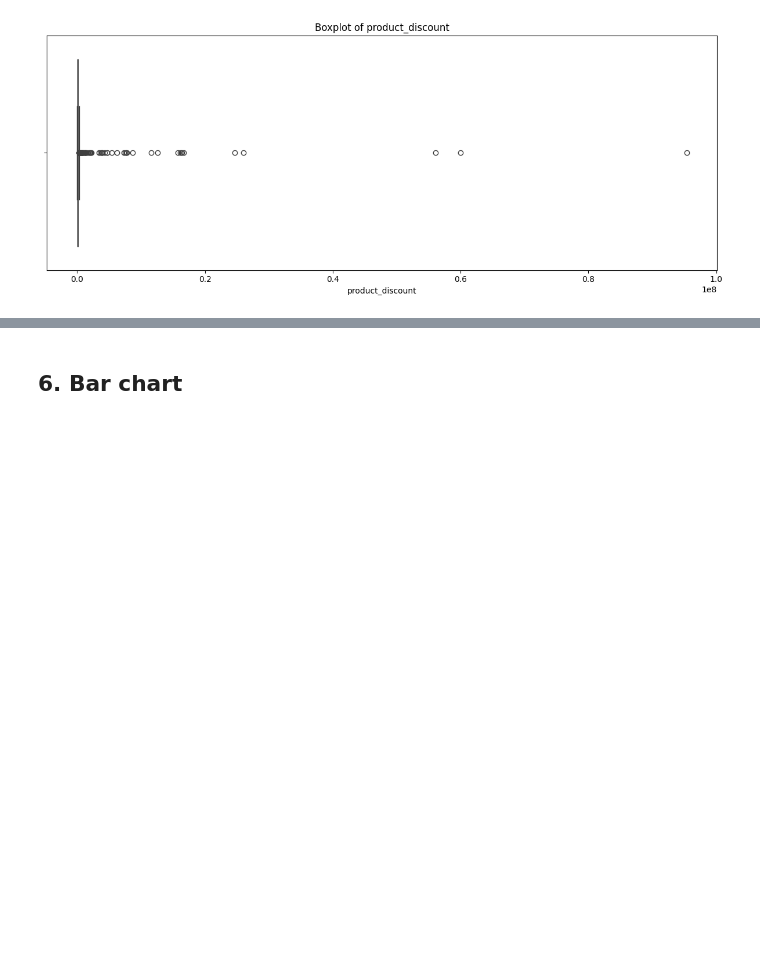
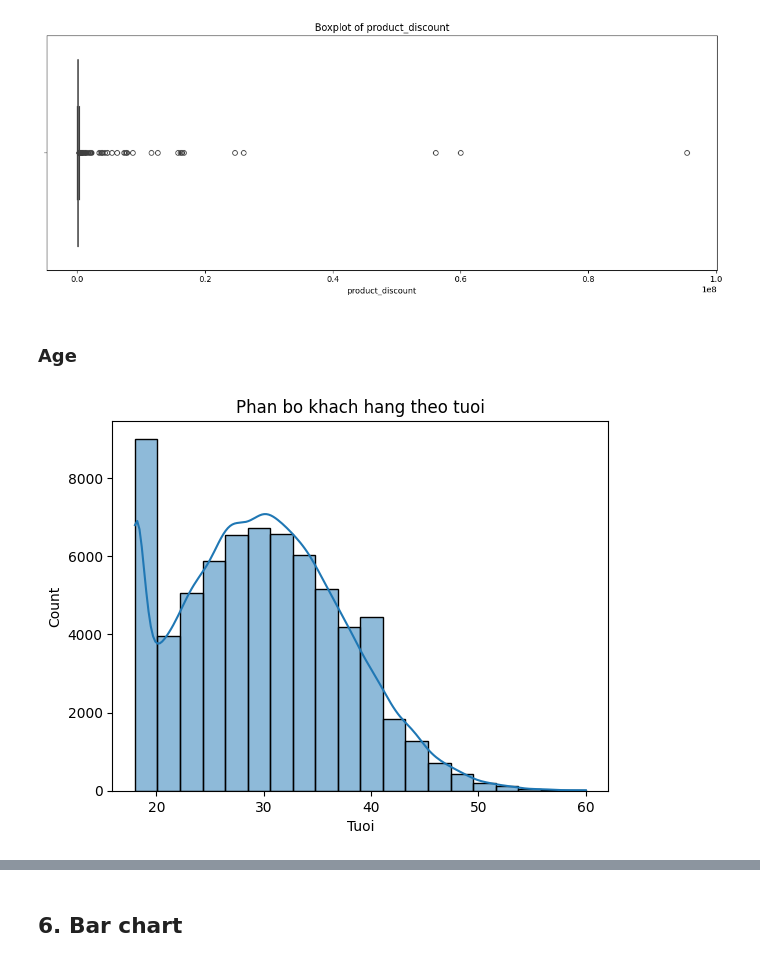
Before and after one commit to phupham14/vnshop, a Jupyter notebook: eda.ipynb, the cells around one changed output, grey strips where cells are left out. Drawn from its saved outputs; the diff is of its cells as text; code cells hidden in the pictures; blank space fills up the shorter version.

Commit message:
Update some bar chart

```diff
--- a/eda.ipynb
+++ b/eda.ipynb
@@ -337,3 +363,16 @@ for col in numeric_cols:
 # %% [output]
 [figure]
 [figure]
+# %% [markdown]
+### Age
+# %%
+# biểu đồ phân bố khách hàng theo tuổi
+import matplotlib.pyplot as plt
+import seaborn as sns
+customer_df = pd.read_csv('export_csv/customer.csv')
+sns.histplot(customer_df['age'], bins=20, kde=True)
+plt.title('Phan bo khach hang theo tuoi')
+plt.xlabel('Tuoi')
+plt.show()
+# %% [output]
+[figure, added]
```
Also changed, not shown: parts of 26 cells of this notebook, 2 other files.
